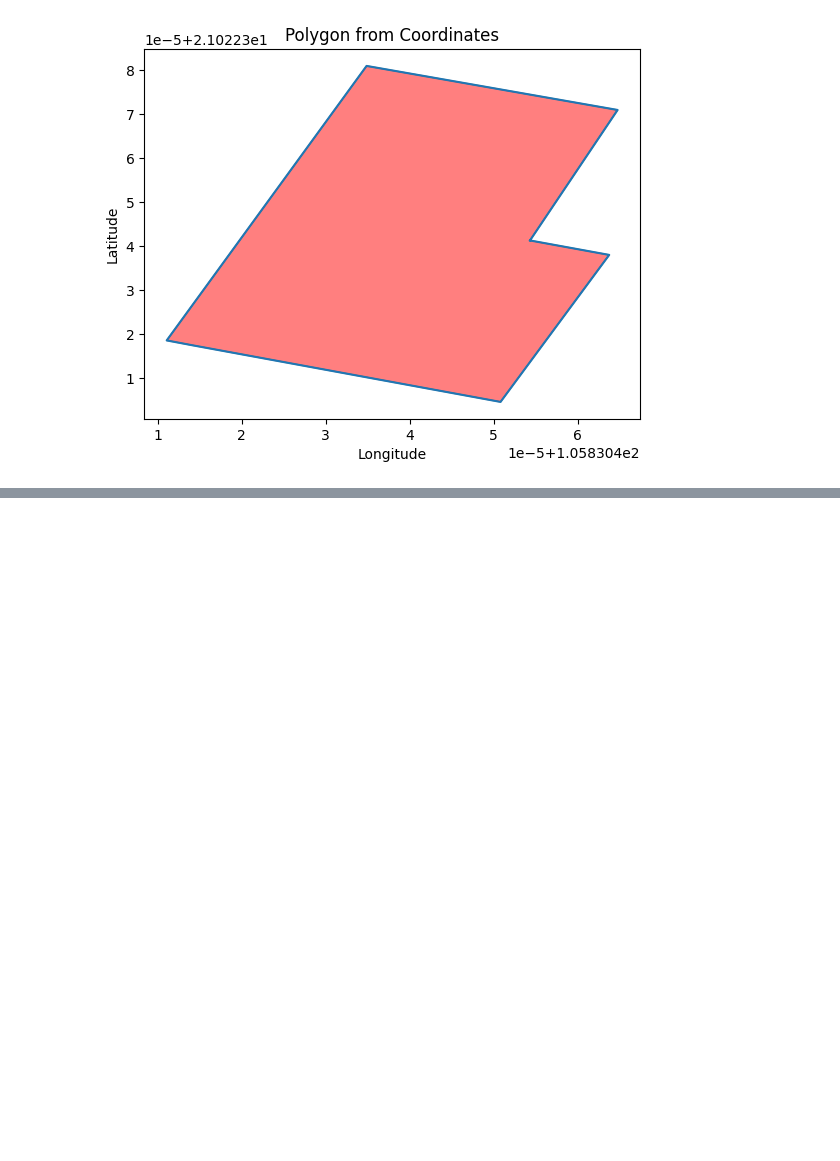
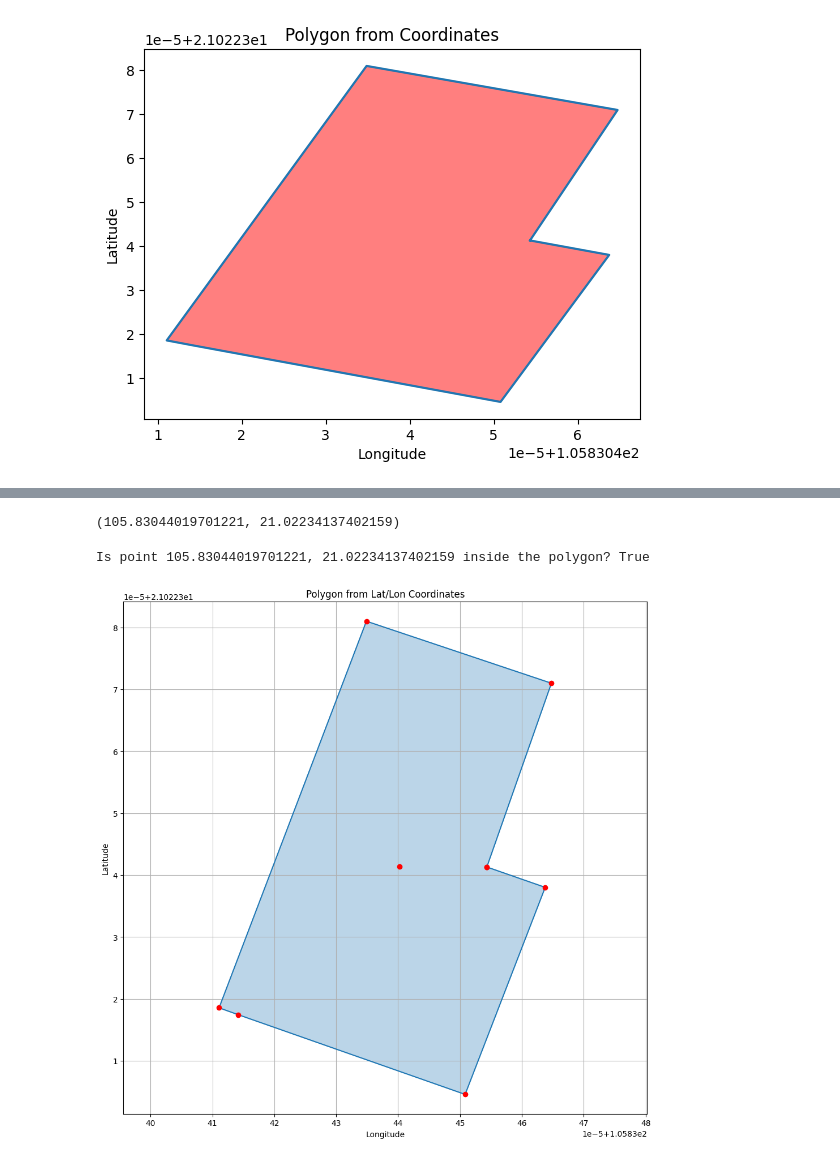
Before and after one commit to stokyv/py_utils, a Jupyter notebook: 20240729 polygon.ipynb, the cells around one changed output, grey strips where cells are left out. Cells and saved outputs as stored; diff of their text form; code cells hidden in the pictures; blank space fills up the shorter version.

```diff
--- a/20240729 polygon.ipynb
+++ b/20240729 polygon.ipynb
@@ -167,0 +171,65 @@ Centroid: Latitude, Longitude: 10.78615734346311, 106.7001578019138
+# %%
+coordinates = [
+    {'lat': 21.02234129, 'lng': 105.83045434},
+    {'lat': 21.022338, 'lng': 105.83046377},
+    {'lat': 21.02230455, 'lng': 105.83045083},
+    {'lat': 21.02231743, 'lng': 105.83041416},
+    {'lat': 21.02231854, 'lng': 105.83041108},
+    {'lat': 21.022381, 'lng': 105.83043488},
+    {'lat': 21.02237098, 'lng': 105.83046477},
+    {'lat': 21.02234129, 'lng': 105.83045434}
+]
+
+polygon = create_polygon(coordinates)
+get_centroid(polygon)
+# %% [output]
+(105.83044019701221, 21.02234137402159)
+# %%
+from shapely.geometry import Polygon, Point
+import matplotlib.pyplot as plt
+
+# List of lat/lon coordinates
+coordinates = [
+    {'lat': 21.02234129, 'lng': 105.83045434},
+    {'lat': 21.022338, 'lng': 105.83046377},
+    {'lat': 21.02230455, 'lng': 105.83045083},
+    {'lat': 21.02231743, 'lng': 105.83041416},
+    {'lat': 21.02231854, 'lng': 105.83041108},
+    {'lat': 21.022381, 'lng': 105.83043488},
+    {'lat': 21.02237098, 'lng': 105.83046477},
+    {'lat': 21.02234129, 'lng': 105.83045434}
+]
+
+
+# Extract (lon, lat) pairs from the list of dictionaries
+# Note: Shapely uses (x, y) order, which corresponds to (longitude, latitude)
+polygon_points = [(coord['lng'], coord['lat']) for coord in coordinates]
+
+polygon = create_polygon(coordinates)
+
+# Plotting the polygon
+x, y = polygon.exterior.xy
+plt.figure(figsize=(10, 10))
+plt.plot(x, y)
+plt.fill(x, y, alpha=0.3)
+plt.title("Polygon from Lat/Lon Coordinates")
+plt.xlabel("Longitude")
+plt.ylabel("Latitude")
+plt.axis('equal')
+plt.grid(True)
+
+# Add points to the plot
+for coord in coordinates:
+    plt.plot(coord['lng'], coord['lat'], 'ro')  # 'ro' means red circle marker
+
+
+# Check if a point is inside the polygon
+centroid = get_centroid
+plt.plot(centroid.x, centroid.y, 'ro')
+print(f"Is point {centroid.x}, {centroid.y} inside the polygon? {polygon.contains(centroid)}")
+
+plt.tight_layout()
+plt.show()
+# %% [output]
+Is point 105.83044019701221, 21.02234137402159 inside the polygon? True
+[figure, added]
```
Also changed, not shown: parts of 7 cells of this notebook, 5 other files.
